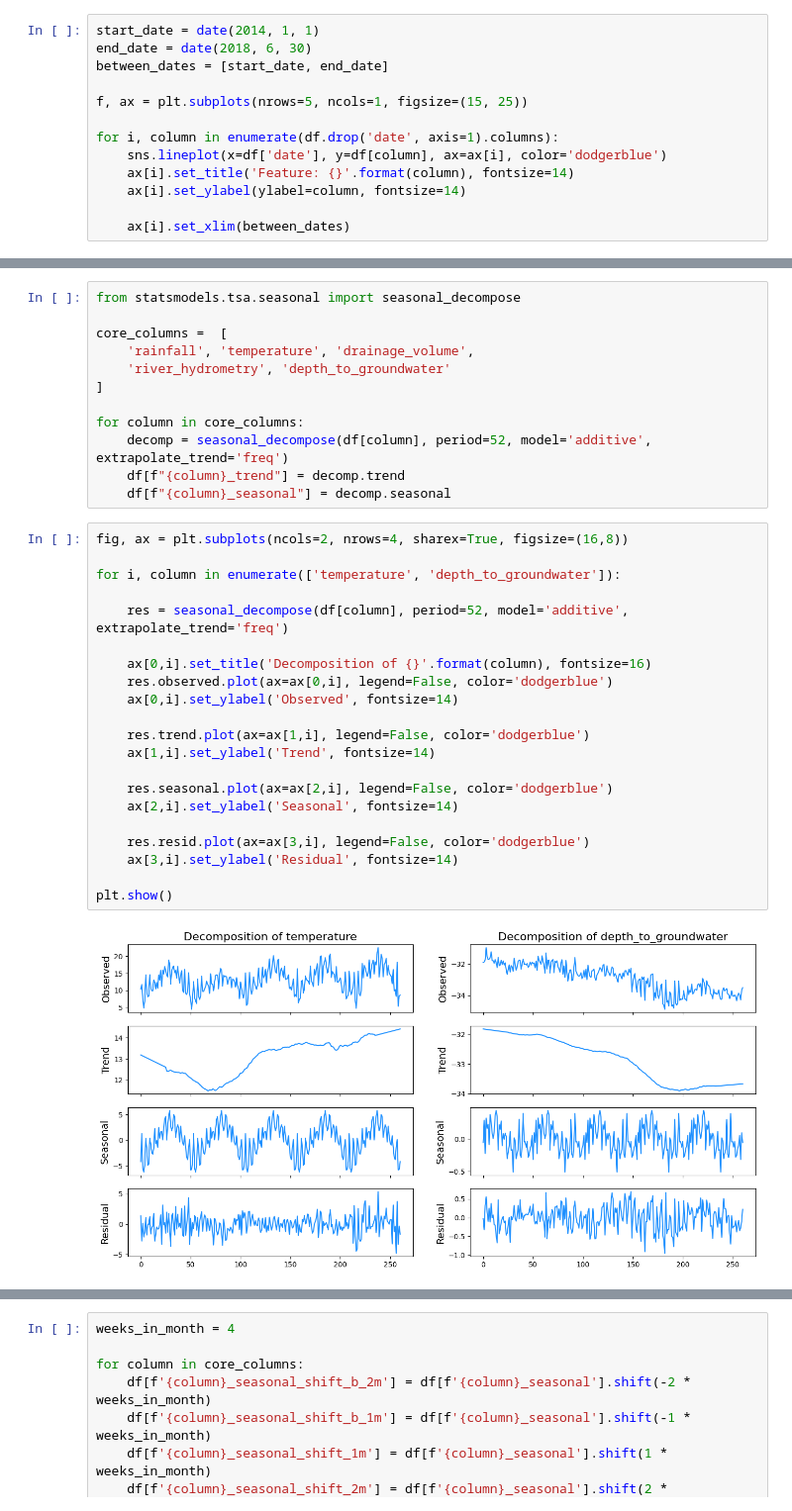
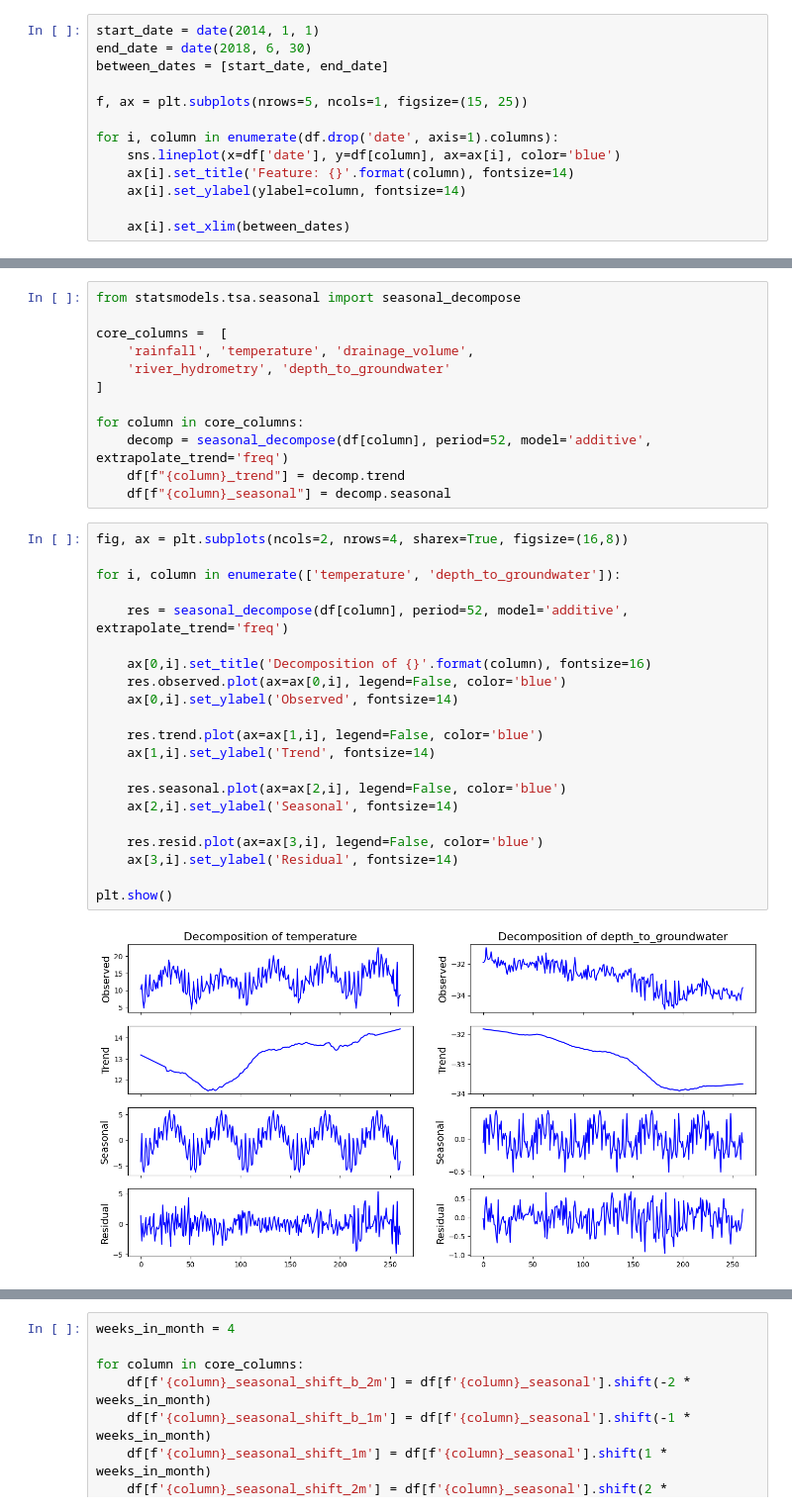
Before and after one commit to thisishasan/bigdata_mod_b, a Jupyter notebook: code.ipynb, the cells around one changed output, grey strips where cells are left out. Shown at 99% size. Cells and saved outputs as stored; diff of their text form.

```diff
--- a/code.ipynb
+++ b/code.ipynb
@@ -100,7 +99,7 @@ between_dates = [start_date, end_date]
 f, ax = plt.subplots(nrows=5, ncols=1, figsize=(15, 25))
 
 for i, column in enumerate(df.drop('date', axis=1).columns):
-    sns.lineplot(x=df['date'], y=df[column], ax=ax[i], color='dodgerblue')
+    sns.lineplot(x=df['date'], y=df[column], ax=ax[i], color='blue')
     ax[i].set_title('Feature: {}'.format(column), fontsize=14)
     ax[i].set_ylabel(ylabel=column, fontsize=14)
 
@@ -469,24 +458,24 @@ for column in core_columns:
 # %%
 fig, ax = plt.subplots(ncols=2, nrows=4, sharex=True, figsize=(16,8))
 
 for i, column in enumerate(['temperature', 'depth_to_groundwater']):
 
     res = seasonal_decompose(df[column], period=52, model='additive', extrapolate_trend='freq')
 
     ax[0,i].set_title('Decomposition of {}'.format(column), fontsize=16)
-    res.observed.plot(ax=ax[0,i], legend=False, color='dodgerblue')
+    res.observed.plot(ax=ax[0,i], legend=False, color='blue')
     ax[0,i].set_ylabel('Observed', fontsize=14)
 
-    res.trend.plot(ax=ax[1,i], legend=False, color='dodgerblue')
+    res.trend.plot(ax=ax[1,i], legend=False, color='blue')
     ax[1,i].set_ylabel('Trend', fontsize=14)
 
-    res.seasonal.plot(ax=ax[2,i], legend=False, color='dodgerblue')
+    res.seasonal.plot(ax=ax[2,i], legend=False, color='blue')
     ax[2,i].set_ylabel('Seasonal', fontsize=14)
 
-    res.resid.plot(ax=ax[3,i], legend=False, color='dodgerblue')
+    res.resid.plot(ax=ax[3,i], legend=False, color='blue')
     ax[3,i].set_ylabel('Residual', fontsize=14)
 
 plt.show()
 # %% [output]
-[figure, old version]
+[figure, new version]
 # %% [markdown]
```
Also changed, not shown: parts of 42 cells of this notebook.
